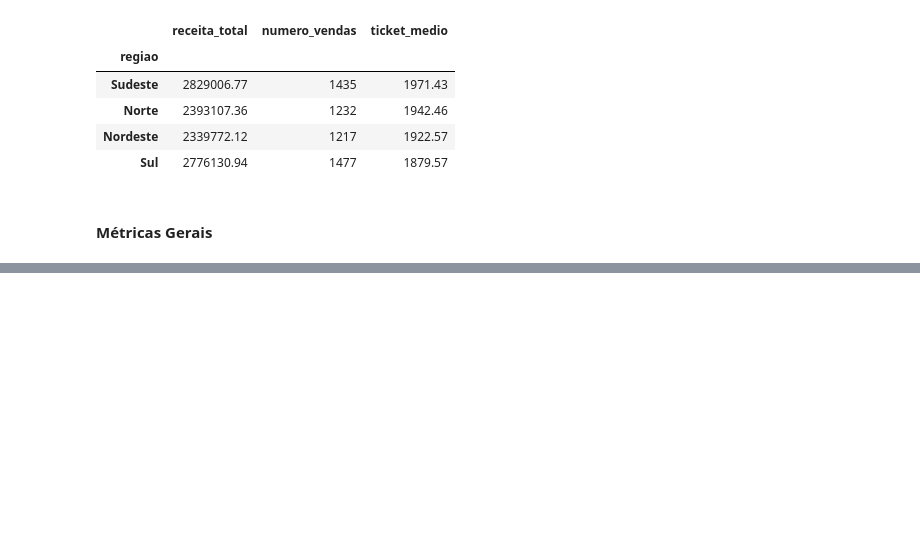
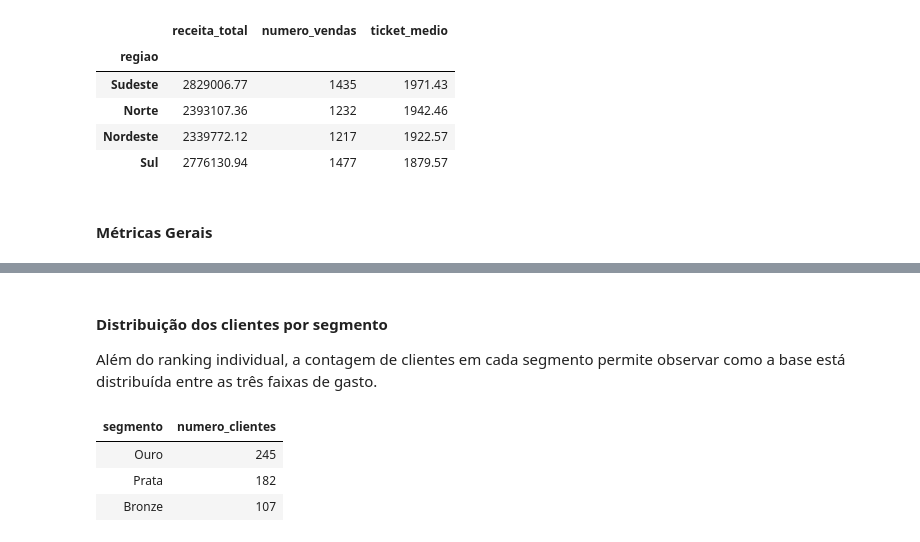
Before and after one commit to CorreaBrunoMiguel/sales-insight-py, a Jupyter notebook: notebooks/sales_insight.ipynb, the cells around one changed output, grey strips where cells are left out. Drawn from its saved outputs; the diff is of its cells as text; code cells hidden in the pictures; blank space fills up the shorter version.

```diff
--- a/notebooks/sales_insight.ipynb
+++ b/notebooks/sales_insight.ipynb
@@ -976,0 +951,18 @@ for segmento in segmentos:
+# %% [markdown]
+#### Distribuição dos clientes por segmento
+
+Além do ranking individual, a contagem de clientes em cada segmento permite observar como a base está distribuída entre as três faixas de gasto.
+# %%
+distribuicao_segmentos = (
+    segmentacao_cliente["segmento"]
+    .value_counts()
+    .rename_axis("segmento")
+    .reset_index(name="numero_clientes")
+)
+
+display(distribuicao_segmentos.style.hide(axis="index"))
+# %% [output]
+| segmento | numero_clientes |
+| Ouro | 245 |
+| Prata | 182 |
+| Bronze | 107 |
```
Also changed, not shown: parts of 5 cells of this notebook.
